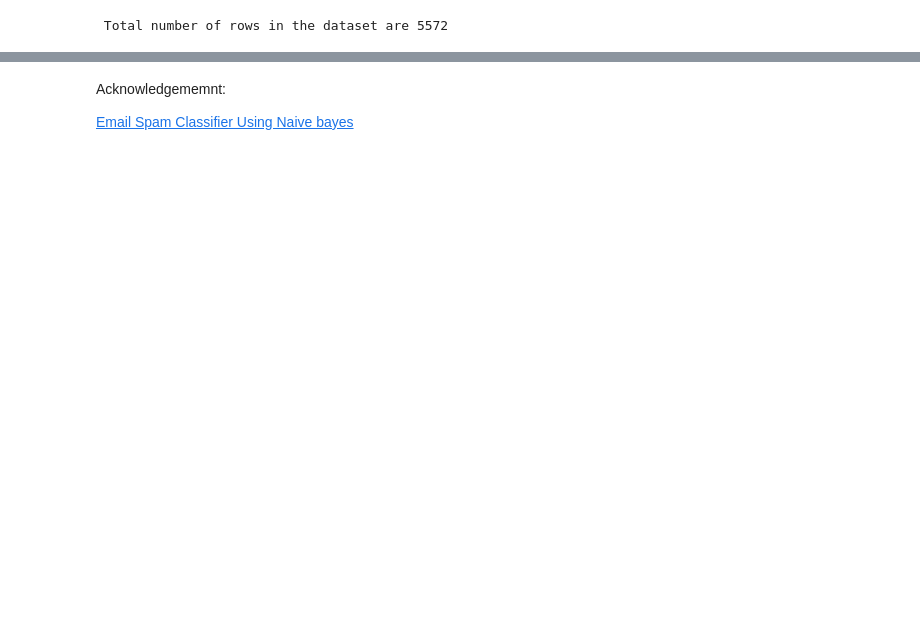
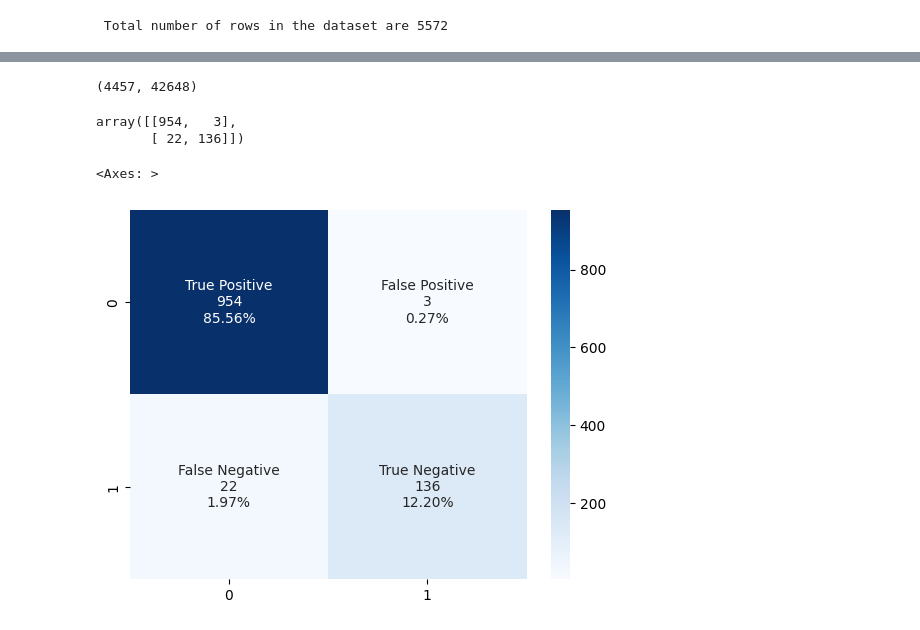
Before and after one commit to shilpeemaitra/Lab, a Jupyter notebook: Lab8_2348557.ipynb, the cells around one changed output, grey strips where cells are left out. Cells and saved outputs as stored; diff of their text form; code cells hidden in the pictures; blank space fills up the shorter version.

```diff
--- a/Lab8_2348557.ipynb
+++ b/Lab8_2348557.ipynb
@@ -293,4 +41,44 @@ Conclusion:
-# %% [markdown]
-Acknowledgememnt:
-
-[Email Spam Classifier Using Naive bayes](https://www.kaggle.com/code/shantanudhakadd/email-spam-classifier-using-naive-bayes)
+# %%
+#splitting the data for training and testing
+from sklearn.model_selection import train_test_split
+X=data['v2']
+Y=data['v1']
+X_train, X_test, y_train, y_test = train_test_split(X,Y, random_state = 2, test_size = 0.2)
+# %%
+#Converting a collection of text documents to a matrix of token counts
+from sklearn.feature_extraction.text import CountVectorizer
+vectorizer = CountVectorizer(ngram_range=(1, 2)).fit(X_train)
+X_train_vectorized = vectorizer.transform(X_train)
+X_train_vectorized.toarray().shape
+# %% [output]
+(4457, 42648)
+# %%
+#fitting the multinomial naive bayes
+from sklearn.naive_bayes import MultinomialNB
+model = MultinomialNB(alpha=1)
+model.fit(X_train_vectorized, y_train)
+y_pred = model.predict(vectorizer.transform(X_test))
+# %%
+#generating the confusion matrix
+from sklearn.metrics import confusion_matrix
+confusion_matrix = confusion_matrix(y_test, y_pred)
+confusion_matrix
+# %% [output]
+array([[954,   3],
+       [ 22, 136]])
+# %%
+#plotting the confusion matrix
+import numpy as np
+import seaborn as sns
+labels=group_names=['True Positive','False Positive','False Negative','True Negative']
+group_counts = ["{0:0.0f}".format(value) for value in
+                confusion_matrix.flatten()]
+group_percentages = ["{0:.2%}".format(value) for value in
+                     confusion_matrix.flatten()/np.sum(confusion_matrix)]
+labels = [f"{v1}\n{v2}\n{v3}" for v1, v2, v3 in
+         zip(group_names,group_counts,group_percentages)]
+labels = np.asarray(labels).reshape(2,2)
+sns.heatmap(confusion_matrix, annot=labels, fmt='', cmap='Blues')
+# %% [output]
+<Axes: >
+[figure, added]
```
Also changed, not shown: parts of 27 cells of this notebook.
